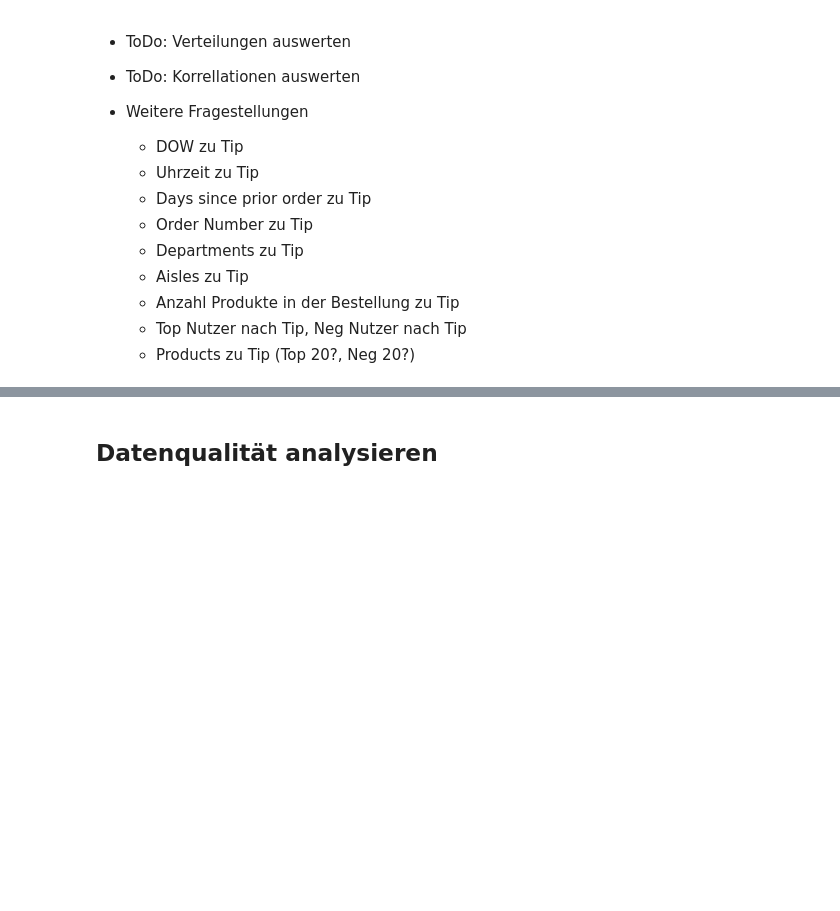
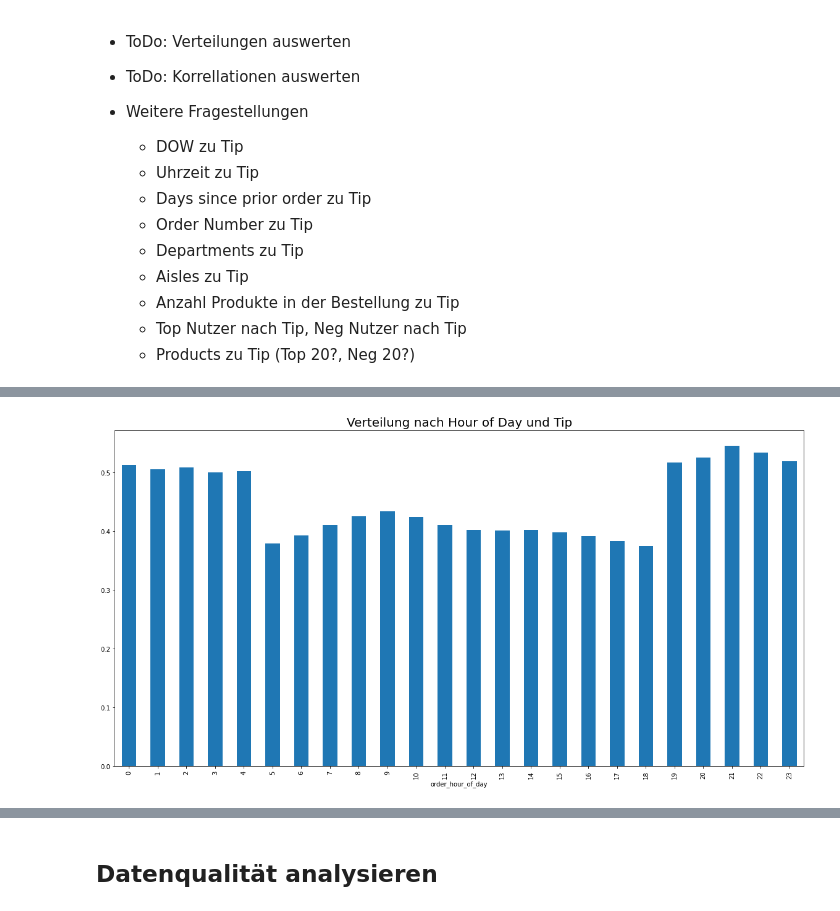
Before and after one commit to JonasHauth/Instacart-Tip-Prediction---Gruppe-6, a Jupyter notebook: Tip_Prediction_Instacart.ipynb, the cells around one changed output, grey strips where cells are left out. Drawn from its saved outputs; the diff is of its cells as text; code cells hidden in the pictures; blank space fills up the shorter version.

```diff
--- a/Tip_Prediction_Instacart.ipynb
+++ b/Tip_Prediction_Instacart.ipynb
@@ -189,0 +209,7 @@ max         2.300000e+01                    30.0
+# %%
+plt.figure(figsize=(20, 10))
+ax = instacart_train.groupby('order_hour_of_day').tip.mean().plot(kind='bar')
+ax.set_title(label = 'Verteilung nach Hour of Day und Tip', fontsize = 20)
+plt.show()
+# %% [output]
+[figure, added]
```
Also changed, not shown: parts of 27 cells of this notebook.
